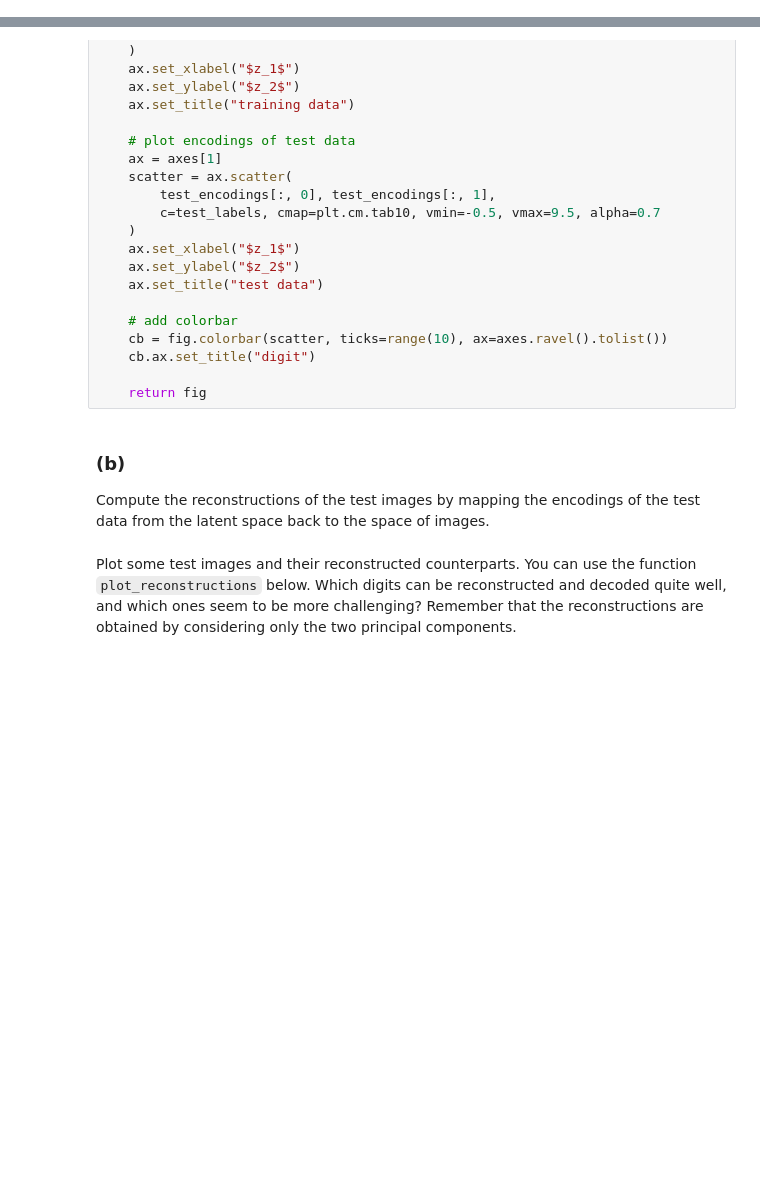
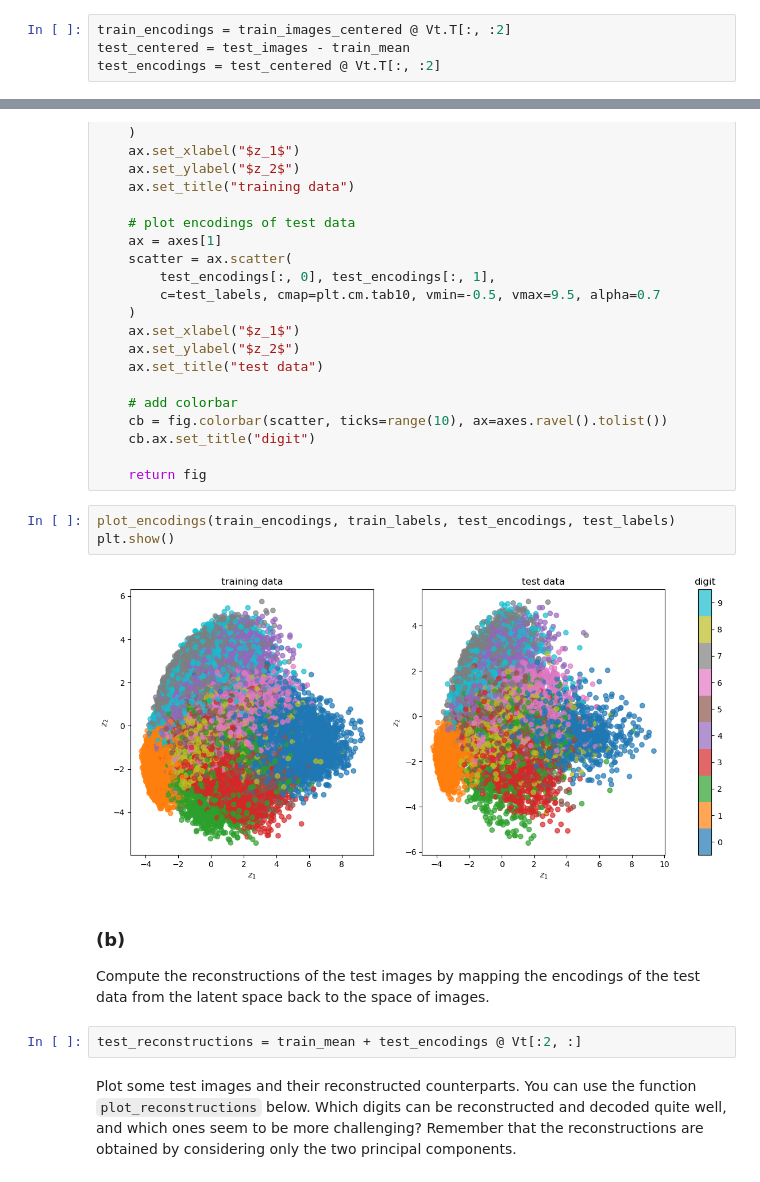
Before and after one commit to emiresenov/APML, a Jupyter notebook: Session11.ipynb, the cells around one changed output, grey strips where cells are left out. Cells and saved outputs as stored; diff of their text form; blank space fills up the shorter version.

```diff
--- a/Session11.ipynb
+++ b/Session11.ipynb
@@ -136,6 +142,10 @@ Compute the two-dimensional encodings of the images in the MNIST training and th
 *Hints*:
 - Make use of `U`, `S`, and/or `Vt`.
 - Remember that the presence of the center $\overline{\textbf{x}}$ needs to be accounted for in the test data as well.
+# %%
+train_encodings = train_images_centered @ Vt.T[:, :2]
+test_centered = test_images - train_mean
+test_encodings = test_centered @ Vt.T[:, :2]
 # %% [markdown]
 Generate 2D scatter plots of the encodings that show the clusters for different labels in the latent space. You can make use of the function `plot_encodings` below.
 # %%
@@ -169,10 +179,17 @@ def plot_encodings(train_encodings, train_labels, test_encodings, test_labels):
     cb.ax.set_title("digit")
 
     return fig
+# %%
+plot_encodings(train_encodings, train_labels, test_encodings, test_labels)
+plt.show()
+# %% [output]
+[figure, added]
 # %% [markdown]
 ### (b)
 
 Compute the reconstructions of the test images by mapping the encodings of the test data from the latent space back to the space of images.
+# %%
+test_reconstructions = train_mean + test_encodings @ Vt[:2, :]
 # %% [markdown]
 Plot some test images and their reconstructed counterparts. You can use the function `plot_reconstructions` below. Which digits can be reconstructed and decoded quite well, and which ones seem to be more challenging? Remember that the reconstructions are obtained by considering only the two principal components.
 # %%
```
Also changed, not shown: parts of 12 cells of this notebook.
